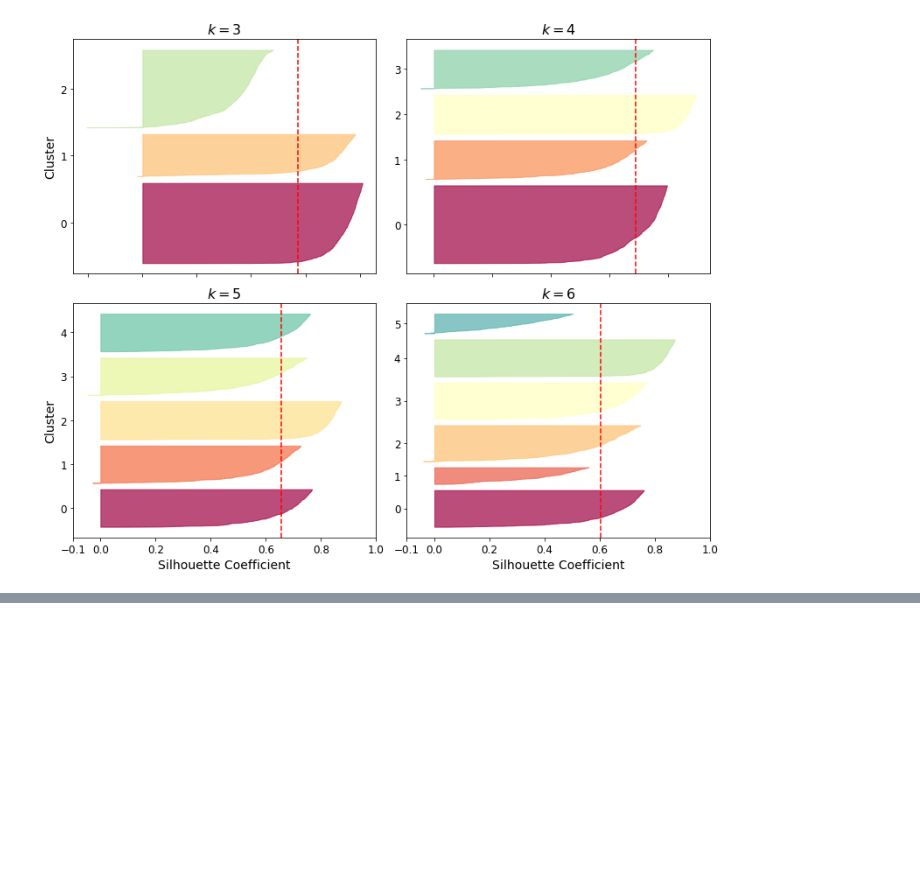
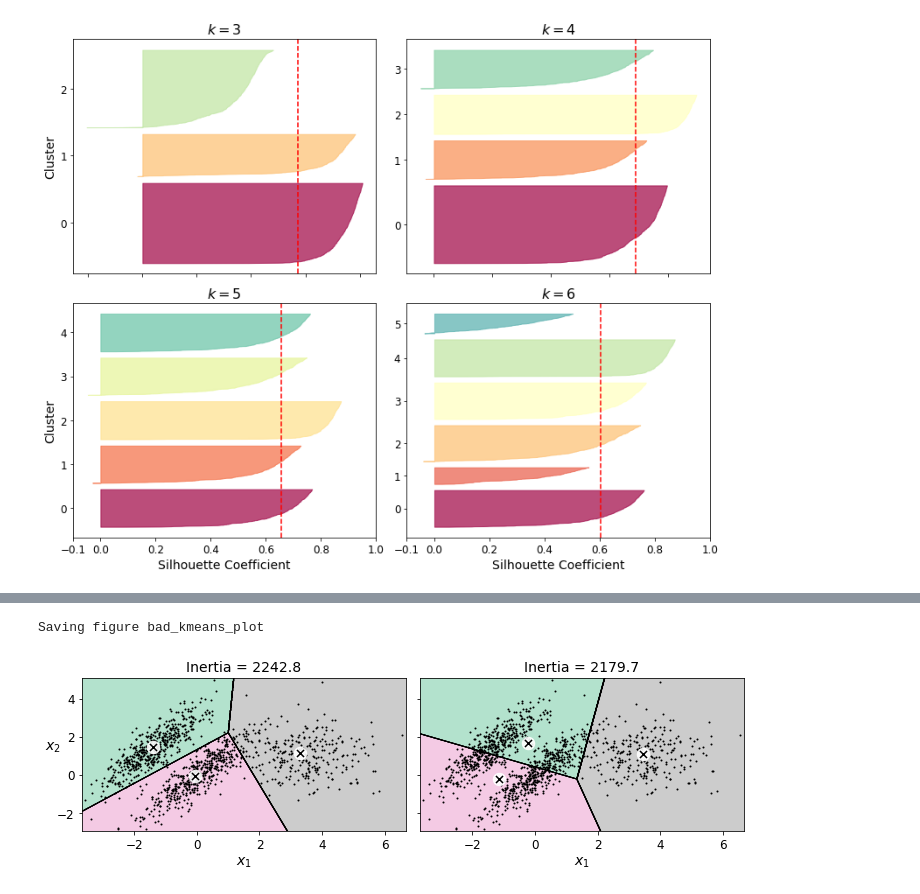
Before and after one commit to rahul263-stack/Hands-on-machine-learning, a Jupyter notebook: UnsupervisedLearningTechniques.ipynb, the cells around one changed output, grey strips where cells are left out. Cells and saved outputs as stored; diff of their text form; code cells hidden in the pictures; blank space fills up the shorter version.

```diff
--- a/UnsupervisedLearningTechniques.ipynb
+++ b/UnsupervisedLearningTechniques.ipynb
@@ -531,0 +550,16 @@ Saving figure silhouette_analysis_plot
+# %%
+plt.figure(figsize=(10, 3.2))
+
+plt.subplot(121)
+plot_decision_boundaries(kmeans_good, X)
+plt.title("Inertia = {:.1f}".format(kmeans_good.inertia_), fontsize=14)
+
+plt.subplot(122)
+plot_decision_boundaries(kmeans_bad, X, show_ylabels=False)
+plt.title("Inertia = {:.1f}".format(kmeans_bad.inertia_), fontsize=14)
+
+save_fig("bad_kmeans_plot")
+plt.show()
+# %% [output]
+Saving figure bad_kmeans_plot
+[figure, added]
```
Also changed, not shown: parts of 36 cells of this notebook.
